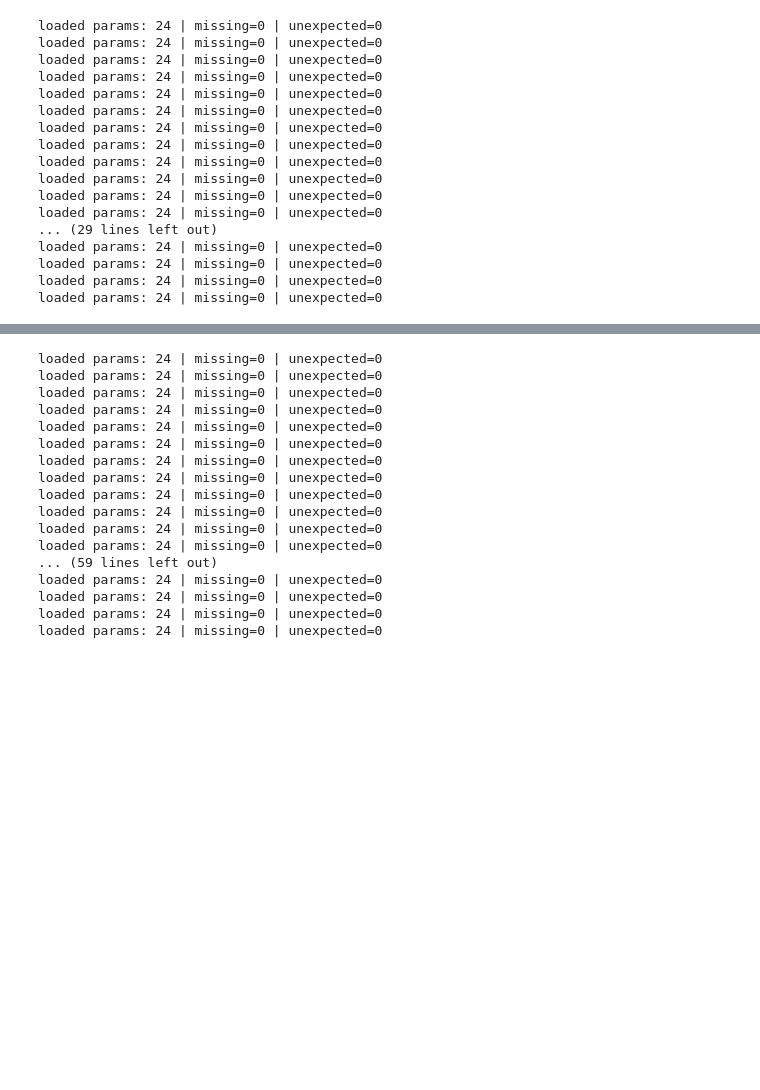
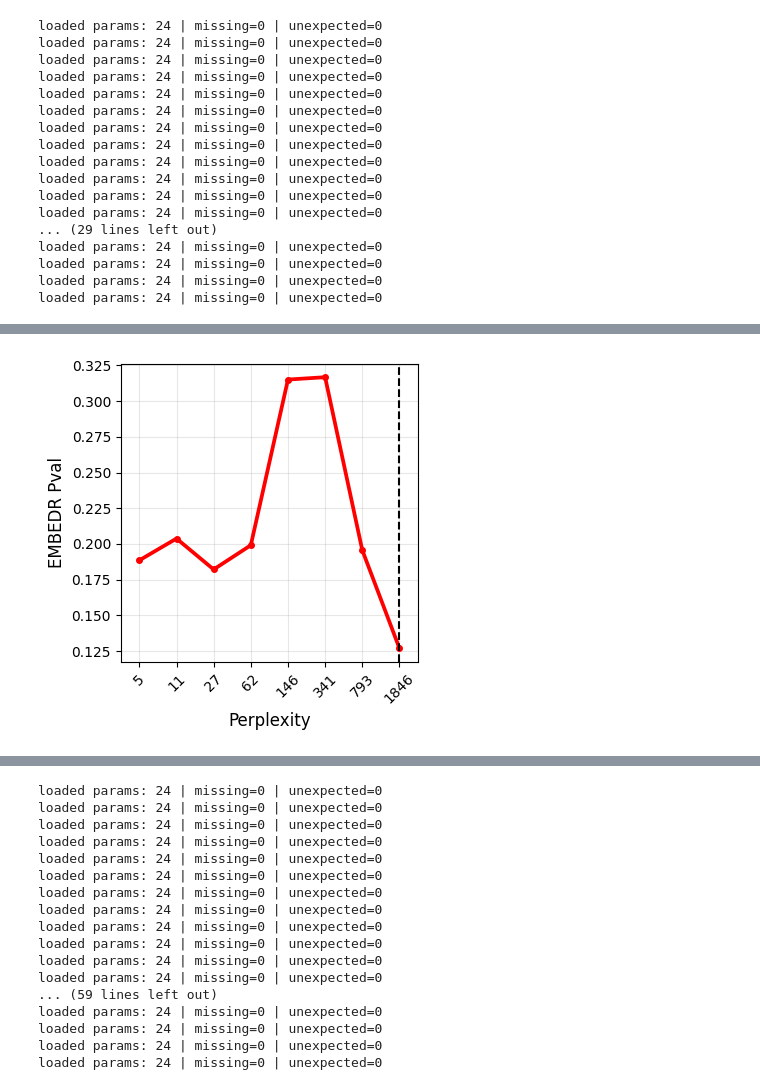
Before and after one commit to DataSlingers/MEDAL, a Jupyter notebook: notebooks/compare_teachers.ipynb, the cells around one changed output, grey strips where cells are left out. Cells and saved outputs as stored; diff of their text form; code cells hidden in the pictures; blank space fills up the shorter version.

```diff
--- a/notebooks/compare_teachers.ipynb
+++ b/notebooks/compare_teachers.ipynb
@@ -111,3 +157,25 @@ loaded params: 24 | missing=0 | unexpected=0
+# %%
+## EMBEDR algorithm
+embedr_ = pd.read_csv('/Users/irenechang/Downloads/MEDAL/results_embedr/mnist_train/elbow_df.csv')
+embedr_.sort_values(by='perplexity', inplace=True)
+embedr_tsne_argmin = embedr_.groupby('perplexity')['mean_embedr_pval'].mean().idxmin()
+unique_perp = sorted(embedr_['perplexity'].unique())
+pos_mean = unique_perp.index(embedr_tsne_argmin)
+
+fig = plt.figure(figsize=(4, 4))
+sns.pointplot(data=embedr_, x="perplexity", y="mean_embedr_pval", color="red", markersize=3)
+
+plt.grid(True, alpha=0.3)
+plt.xlabel("Perplexity", fontsize=12)
+plt.ylabel("EMBEDR Pval", fontsize=12)
+plt.setp(plt.gca().get_xticklabels(), rotation=45, ha='center')
+
+plt.axvline(x=pos_mean, ls='--', c='black')
+
+plt.tight_layout()
+plt.show()
+# %% [output]
+[figure, added]
 # %%
 analysis = pd.DataFrame(mnist_tsne_res_dict)
 analysis.sort_values(by='perplexity', inplace=True)
```
Also changed, not shown: parts of 5 cells of this notebook.
